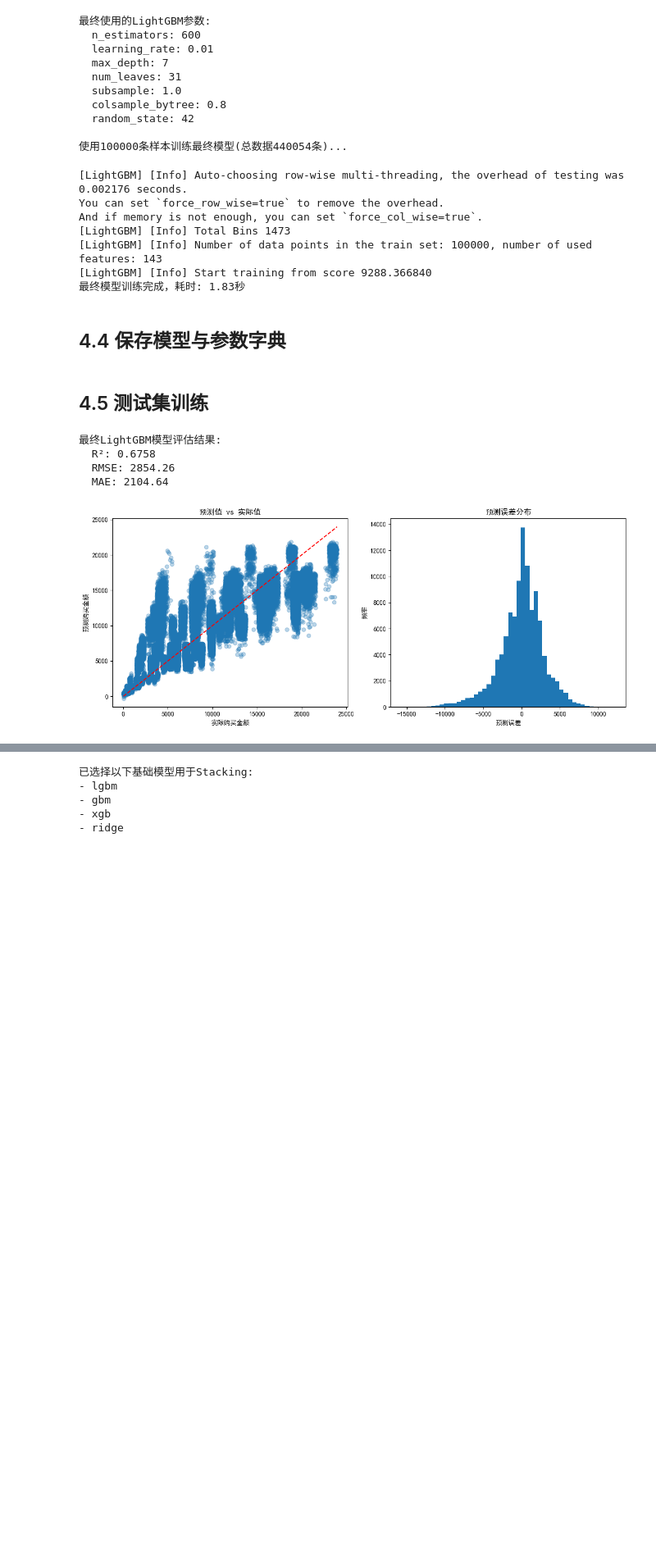
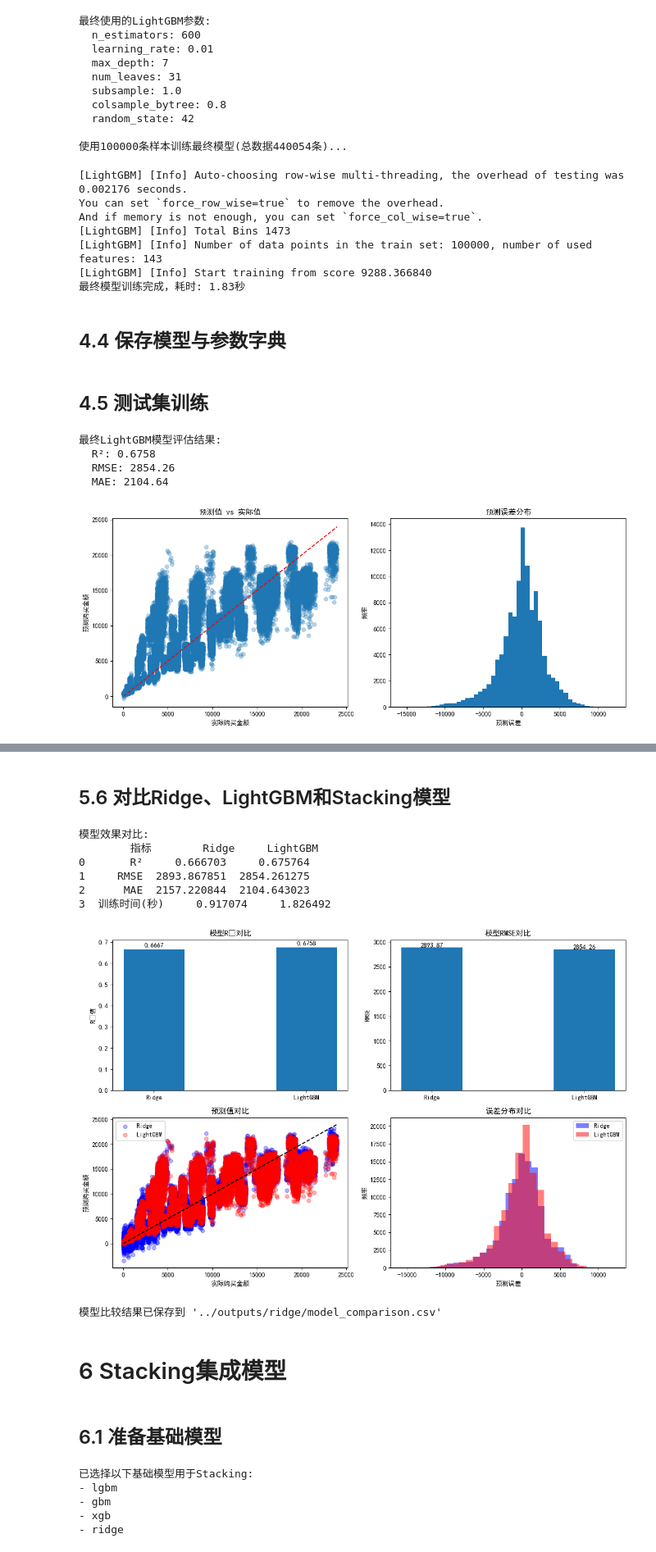
Before and after one commit to PinmogeJoshua/simple-mixrec, a Jupyter notebook: notebooks/models_train.ipynb, the cells around one changed output, grey strips where cells are left out. Shown at 82% size. Saved outputs shown, nothing was run; the diff lists cells and outputs as text; code cells hidden in the pictures; blank space fills up the shorter version.

```diff
--- a/notebooks/models_train.ipynb
+++ b/notebooks/models_train.ipynb
@@ -469,3 +766,81 @@ if hasattr(best_lgbm, 'feature_importances_'):
+# %% [markdown]
+## 5.6 对比Ridge、LightGBM和Stacking模型
+# %%
+# 创建总结表格
+model_comparison = pd.DataFrame({
+    '指标': ['R²', 'RMSE', 'MAE', '训练时间(秒)'],
+    'Ridge': [r2_ridge, rmse_ridge, mae_ridge, ridge_train_time],
+    'LightGBM': [r2_lgbm, rmse_lgbm, mae_lgbm, train_time]
+})
+
+print("模型效果对比:")
+print(model_comparison)
+
+# 创建模型比较可视化
+plt.figure(figsize=(12, 8))
+
+# R²对比条形图
+plt.subplot(2, 2, 1)
+models = ['Ridge', 'LightGBM']
+r2_values = [r2_ridge, r2_lgbm]
+x = range(len(models))
+plt.bar(x, r2_values, width=0.4)
+plt.xticks(x, models)
+plt.ylabel('R²值')
+plt.title('模型R²对比')
+for i, v in enumerate(r2_values):
+    plt.text(i, v + 0.01, f"{v:.4f}", ha='center')
+
+# RMSE对比条形图
+plt.subplot(2, 2, 2)
+rmse_values = [rmse_ridge, rmse_lgbm]
+plt.bar(x, rmse_values, width=0.4)
+plt.xticks(x, models)
+plt.ylabel('RMSE')
+plt.title('模型RMSE对比')
+for i, v in enumerate(rmse_values):
+    plt.text(i, v + 0.01, f"{v:.2f}", ha='center')
+
+# 散点图对比
+plt.subplot(2, 2, 3)
+plt.scatter(y_test, y_pred_ridge, alpha=0.3, color='blue', label='Ridge')
+plt.scatter(y_test, y_pred_lgbm, alpha=0.3, color='red', label='LightGBM')
+plt.plot([y_test.min(), y_test.max()], [y_test.min(), y_test.max()], 'k--')
+plt.xlabel('实际购买金额')
+plt.ylabel('预测购买金额')
+plt.title('预测值对比')
+plt.legend()
+
+# 误差分布对比
+plt.subplot(2, 2, 4)
+plt.hist(errors_ridge, bins=30, alpha=0.5, color='blue', label='Ridge')
+plt.hist(y_test - y_pred_lgbm, bins=30, alpha=0.5, color='red', label='LightGBM')
+plt.xlabel('预测误差')
+plt.ylabel('频率')
+plt.title('误差分布对比')
+plt.legend()
+
+plt.tight_layout()
+plt.savefig('../outputs/visualization/ridge/model_comparison.png')
+plt.show()
+
+# 保存模型比较结果
+os.makedirs('../outputs/ridge', exist_ok=True)
+model_comparison.to_csv('../outputs/ridge/model_comparison.csv', index=False)
+print("模型比较结果已保存到 '../outputs/ridge/model_comparison.csv'")
+# %% [output]
+模型效果对比:
+        指标        Ridge     LightGBM
+0       R²     0.666703     0.675764
+1     RMSE  2893.867851  2854.261275
+2      MAE  2157.220844  2104.643023
+3  训练时间(秒)     0.917074     1.826492
+[figure, added]
+模型比较结果已保存到 '../outputs/ridge/model_comparison.csv'
+# %% [markdown]
+# 6 Stacking集成模型
+# %% [markdown]
+## 6.1 准备基础模型
 # %%
 from sklearn.ensemble import StackingRegressor
 from sklearn.linear_model import Ridge, ElasticNet, LinearRegression
```
Also changed, not shown: parts of 49 cells of this notebook, 12 other files.
